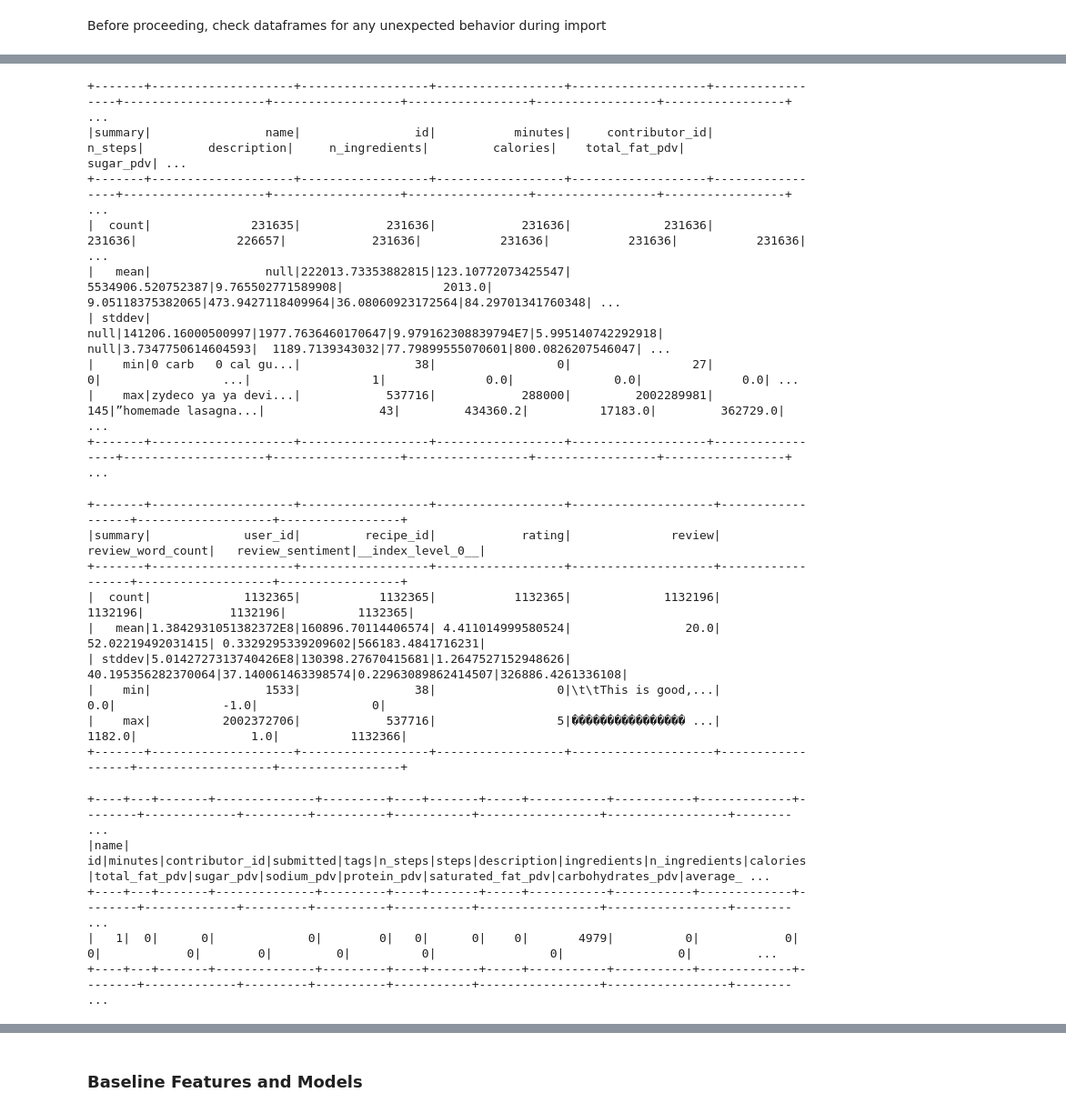
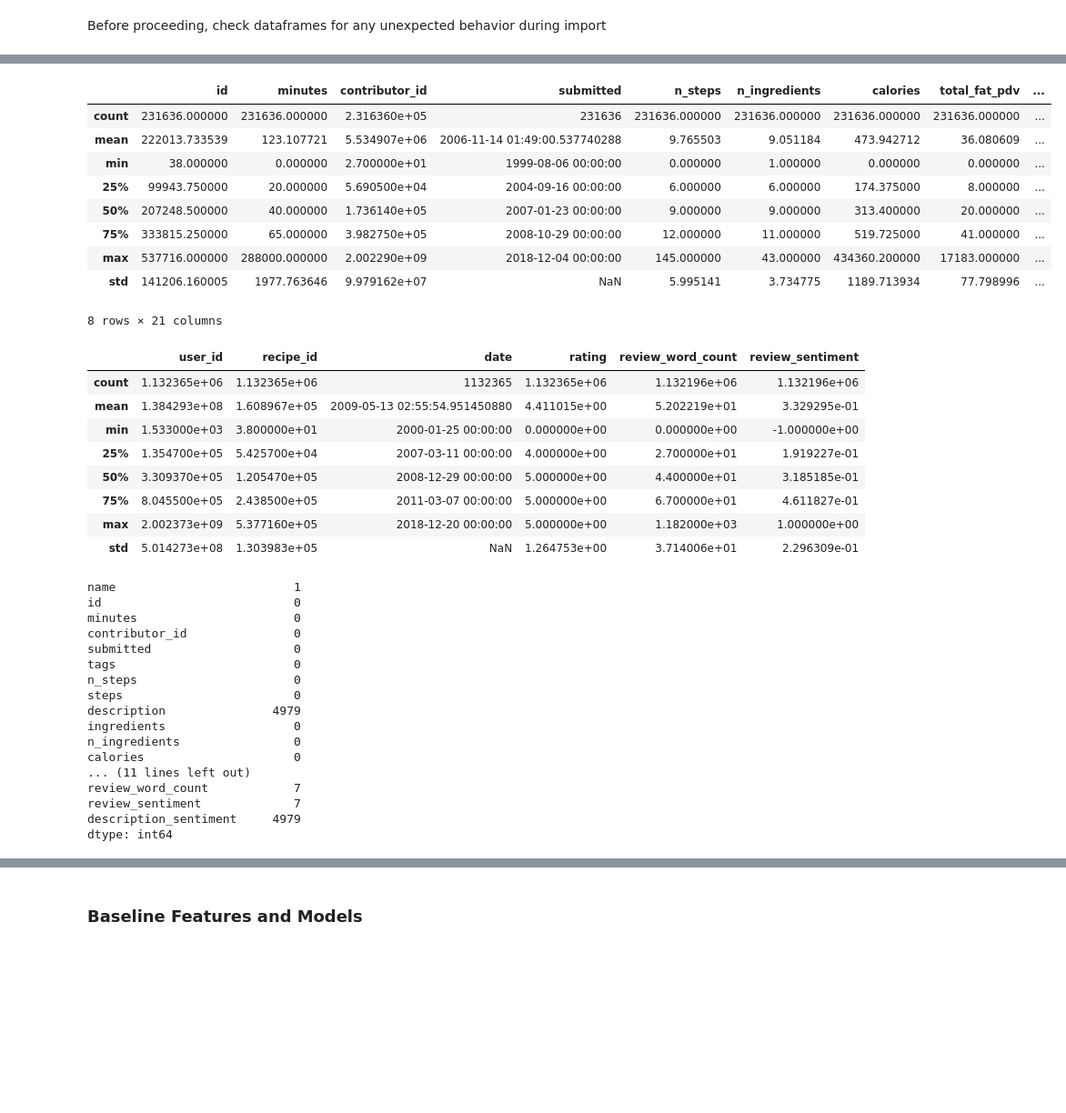
Before and after one commit to ishan-c/recipe-recommendation, a Jupyter notebook: notebooks/feature_eng.ipynb, the cells around one changed output, grey strips where cells are left out. Shown at 91% size. Cells and saved outputs as stored; diff of their text form; code cells hidden in the pictures; blank space fills up the shorter version.

Commit message:
Improvements and continuation of feature engineering, scaling of numeric fields, processing interaction data, removing pyspark and its dependencies

```diff
--- a/notebooks/feature_eng.ipynb
+++ b/notebooks/feature_eng.ipynb
@@ -20,10 +23,8 @@ INTERACTIONS_FILE = "interactions_eda.parquet"
 path_recipes = os.path.join(PREPROCESS_DATA_PATH, RECIPES_FILE)
 path_interactions = os.path.join(PREPROCESS_DATA_PATH, INTERACTIONS_FILE)
 
-spark = SparkSession.builder.getOrCreate()
-
-recipes = spark.read.parquet(path_recipes)
-interactions = spark.read.parquet(path_interactions)
+recipes = pd.read_parquet(path_recipes, engine='pyarrow')
+interactions = pd.read_parquet(path_interactions, engine='pyarrow')
 # %% [markdown]
 Before proceeding, check dataframes for any unexpected behavior during import
 # %%
@@ -73,41 +64,50 @@ only showing top 1 row
-# %%
-# Convert timestamp columns into date formats
-recipes = recipes.withColumn("submitted", col("submitted").cast("date"))
-interactions = interactions.withColumn("date", col("date").cast("date"))
 # %%
 # Summary statistics, counts of recipe dataframe
-recipes.summary().show()
+recipes.describe()
 # %% [output]
+|  | id | minutes | contributor_id | submitted | n_steps | n_ingredients | calories | total_fat_pdv | ... |
+| count | 231636.000000 | 231636.000000 | 2.316360e+05 | 231636 | 231636.000000 | 231636.000000 | 231636.000000 | 231636.000000 | ... |
+| mean | 222013.733539 | 123.107721 | 5.534907e+06 | 2006-11-14 01:49:00.537740288 | 9.765503 | 9.051184 | 473.942712 | 36.080609 | ... |
+| min | 38.000000 | 0.000000 | 2.700000e+01 | 1999-08-06 00:00:00 | 0.000000 | 1.000000 | 0.000000 | 0.000000 | ... |
+| 25% | 99943.750000 | 20.000000 | 5.690500e+04 | 2004-09-16 00:00:00 | 6.000000 | 6.000000 | 174.375000 | 8.000000 | ... |
+| 50% | 207248.500000 | 40.000000 | 1.736140e+05 | 2007-01-23 00:00:00 | 9.000000 | 9.000000 | 313.400000 | 20.000000 | ... |
+| 75% | 333815.250000 | 65.000000 | 3.982750e+05 | 2008-10-29 00:00:00 | 12.000000 | 11.000000 | 519.725000 | 41.000000 | ... |
+| max | 537716.000000 | 288000.000000 | 2.002290e+09 | 2018-12-04 00:00:00 | 145.000000 | 43.000000 | 434360.200000 | 17183.000000 | ... |
+| std | 141206.160005 | 1977.763646 | 9.979162e+07 | NaN | 5.995141 | 3.734775 | 1189.713934 | 77.798996 | ... |
-+-------+--------------------+------------------+------------------+-------------------+-----------------+--------------------+------------------+-----------------+-----------------+-----------------+ ...
-|summary|                name|                id|           minutes|     contributor_id|          n_steps|         description|     n_ingredients|         calories|    total_fat_pdv|        sugar_pdv| ...
-+-------+--------------------+------------------+------------------+-------------------+-----------------+--------------------+------------------+-----------------+-----------------+-----------------+ ...
-|  count|              231635|            231636|            231636|             231636|           231636|              226657|            231636|           231636|           231636|           231636| ...
-|   mean|                null|222013.73353882815|123.10772073425547|  5534906.520752387|9.765502771589908|              2013.0|  9.05118375382065|473.9427118409964|36.08060923172564|84.29701341760348| ...
-| stddev|                null|141206.16000500997|1977.7636460170647|9.979162308839794E7|5.995140742292918|                null|3.7347750614604593|  1189.7139343032|77.79899555070601|800.0826207546047| ...
-|    min|0 carb   0 cal gu...|                38|                 0|                 27|                0|                 ...|                 1|              0.0|              0.0|              0.0| ...
-|    max|zydeco ya ya devi...|            537716|            288000|         2002289981|              145|”homemade lasagna...|                43|         434360.2|          17183.0|         362729.0| ...
-+-------+--------------------+------------------+------------------+-------------------+-----------------+--------------------+------------------+-----------------+-----------------+-----------------+ ...
+8 rows × 21 columns
 # %%
 # Same for interactions
-interactions.summary().show()
+interactions.describe()
 # %% [output]
-+-------+--------------------+------------------+------------------+--------------------+------------------+-------------------+-----------------+
-|summary|             user_id|         recipe_id|            rating|              review| review_word_count|   review_sentiment|__index_level_0__|
-+-------+--------------------+------------------+------------------+--------------------+------------------+-------------------+-----------------+
-|  count|             1132365|           1132365|           1132365|             1132196|           1132196|            1132196|          1132365|
-|   mean|1.3842931051382372E8|160896.70114406574| 4.411014999580524|                20.0| 52.02219492031415| 0.3329295339209602|566183.4841716231|
-| stddev|5.0142727313740426E8|130398.27670415681|1.2647527152948626|  40.195356282370064|37.140061463398574|0.22963089862414507|326886.4261336108|
-|    min|                1533|                38|                 0|\t\tThis is good,...|               0.0|               -1.0|                0|
-|    max|          2002372706|            537716|                 5|���������������� ...|            1182.0|                1.0|          1132366|
-+-------+--------------------+------------------+------------------+--------------------+------------------+-------------------+-----------------+
+|  | user_id | recipe_id | date | rating | review_word_count | review_sentiment |
+| count | 1.132365e+06 | 1.132365e+06 | 1132365 | 1.132365e+06 | 1.132196e+06 | 1.132196e+06 |
+| mean | 1.384293e+08 | 1.608967e+05 | 2009-05-13 02:55:54.951450880 | 4.411015e+00 | 5.202219e+01 | 3.329295e-01 |
+| min | 1.533000e+03 | 3.800000e+01 | 2000-01-25 00:00:00 | 0.000000e+00 | 0.000000e+00 | -1.000000e+00 |
+| 25% | 1.354700e+05 | 5.425700e+04 | 2007-03-11 00:00:00 | 4.000000e+00 | 2.700000e+01 | 1.919227e-01 |
+| 50% | 3.309370e+05 | 1.205470e+05 | 2008-12-29 00:00:00 | 5.000000e+00 | 4.400000e+01 | 3.185185e-01 |
+| 75% | 8.045500e+05 | 2.438500e+05 | 2011-03-07 00:00:00 | 5.000000e+00 | 6.700000e+01 | 4.611827e-01 |
+| max | 2.002373e+09 | 5.377160e+05 | 2018-12-20 00:00:00 | 5.000000e+00 | 1.182000e+03 | 1.000000e+00 |
+| std | 5.014273e+08 | 1.303983e+05 | NaN | 1.264753e+00 | 3.714006e+01 | 2.296309e-01 |
 # %%
 # Check for nulls in recipes
-recipes.select(*(sum(when(col(c).isNull(), 1).otherwise(0)).alias(c) for c in recipes.columns)).show()
+recipes.isnull().sum()
 # %% [output]
-+----+---+-------+--------------+---------+----+-------+-----+-----------+-----------+-------------+--------+-------------+---------+----------+-----------+-----------------+-----------------+-------- ...
-|name| id|minutes|contributor_id|submitted|tags|n_steps|steps|description|ingredients|n_ingredients|calories|total_fat_pdv|sugar_pdv|sodium_pdv|protein_pdv|saturated_fat_pdv|carbohydrates_pdv|average_ ...
-+----+---+-------+--------------+---------+----+-------+-----+-----------+-----------+-------------+--------+-------------+---------+----------+-----------+-----------------+-----------------+-------- ...
-|   1|  0|      0|             0|        0|   0|      0|    0|       4979|          0|            0|       0|            0|        0|         0|          0|                0|                0|         ...
-+----+---+-------+--------------+---------+----+-------+-----+-----------+-----------+-------------+--------+-------------+---------+----------+-----------+-----------------+-----------------+-------- ...
+name                         1
+id                           0
+minutes                      0
+contributor_id               0
+submitted                    0
+tags                         0
+n_steps                      0
+steps                        0
+description               4979
+ingredients                  0
+n_ingredients                0
+calories                     0
+... (11 lines left out)
+review_word_count            7
+review_sentiment             7
+description_sentiment     4979
+dtype: int64
 # %%
 # Check nulls in interactions
```
Also changed, not shown: parts of 37 cells of this notebook, 1 other file.
